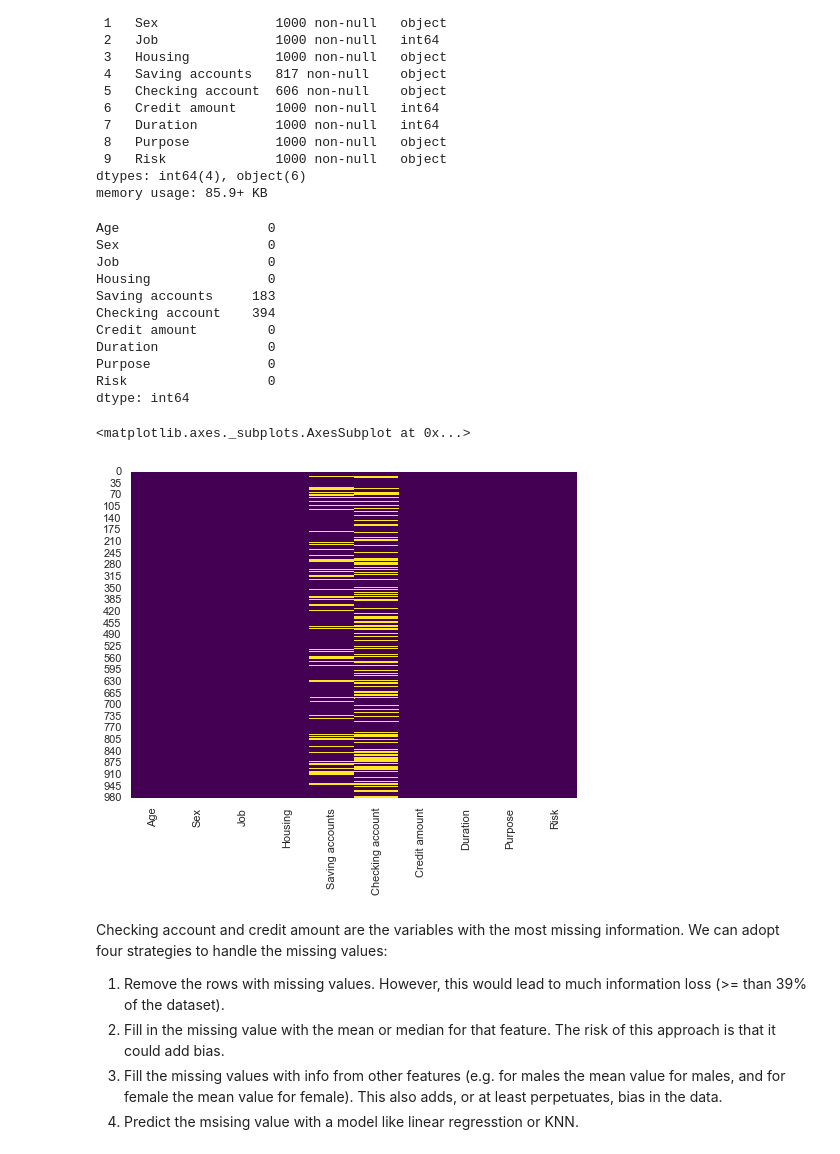
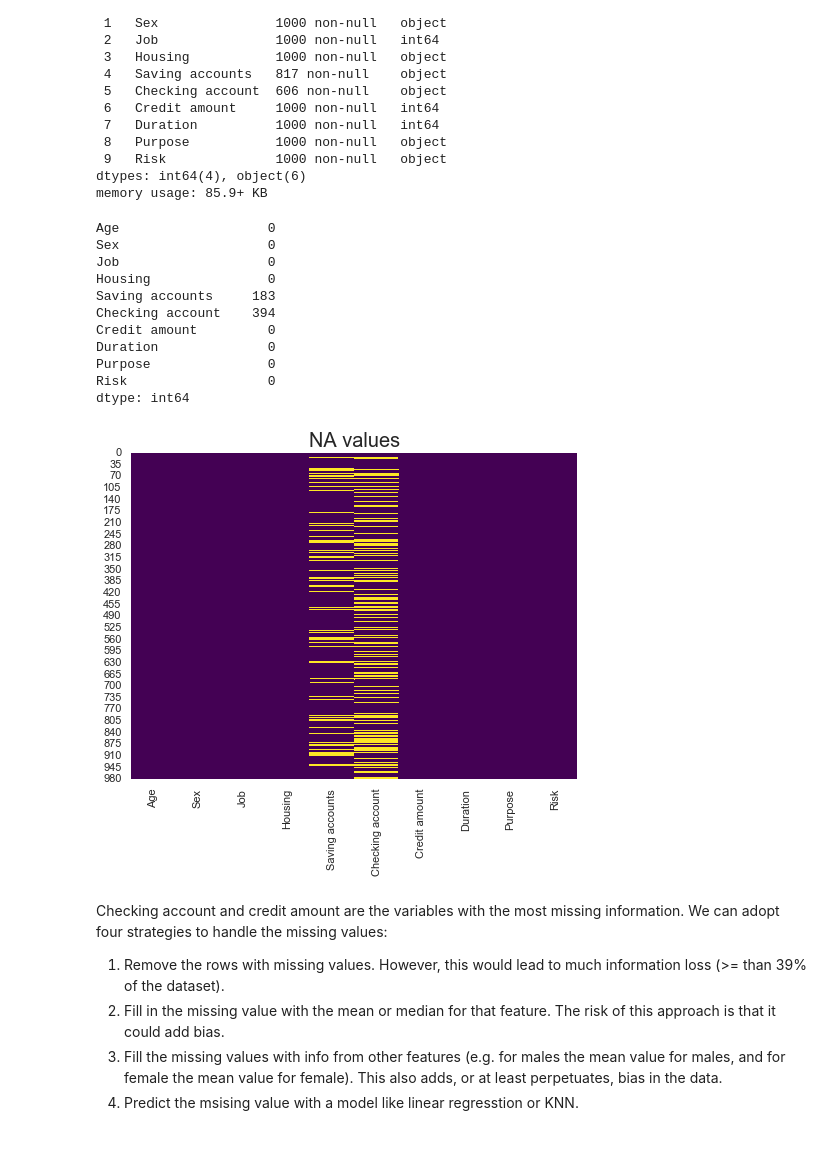
Before and after one commit to BiancaMass/XAI-Group-Project, a Jupyter notebook: Group20_EDA.ipynb, the cells around one changed output. Cells and saved outputs as stored; diff of their text form; code cells hidden in the pictures.

Commit message:
fix: plot

```diff
--- a/Group20_EDA.ipynb
+++ b/Group20_EDA.ipynb
@@ -47,21 +47,23 @@ dtypes: int64(4), object(6)
 memory usage: 85.9+ KB
 # %%
 print(credit.isnull().sum())
-sns.heatmap(credit.isnull(), cbar=False,cmap = 'viridis')
+g1 = sns.heatmap(credit.isnull(), cbar=False,cmap = 'viridis')
+g1.set_title("NA values", fontsize=20)
+plt.show()
+#plt.savefig(dest_folder + 'nas.png')
 # %% [output]
 Age                   0
 Sex                   0
 Job                   0
 Housing               0
 Saving accounts     183
 Checking account    394
 Credit amount         0
 Duration              0
 Purpose               0
 Risk                  0
 dtype: int64
-<matplotlib.axes._subplots.AxesSubplot at 0x...>
-[figure, old version]
+[figure, new version]
 # %% [markdown]
 Checking account and credit amount are the variables with the most missing information.
 We can adopt four strategies to handle the missing values:
```
Also changed, not shown: parts of 4 cells of this notebook.
